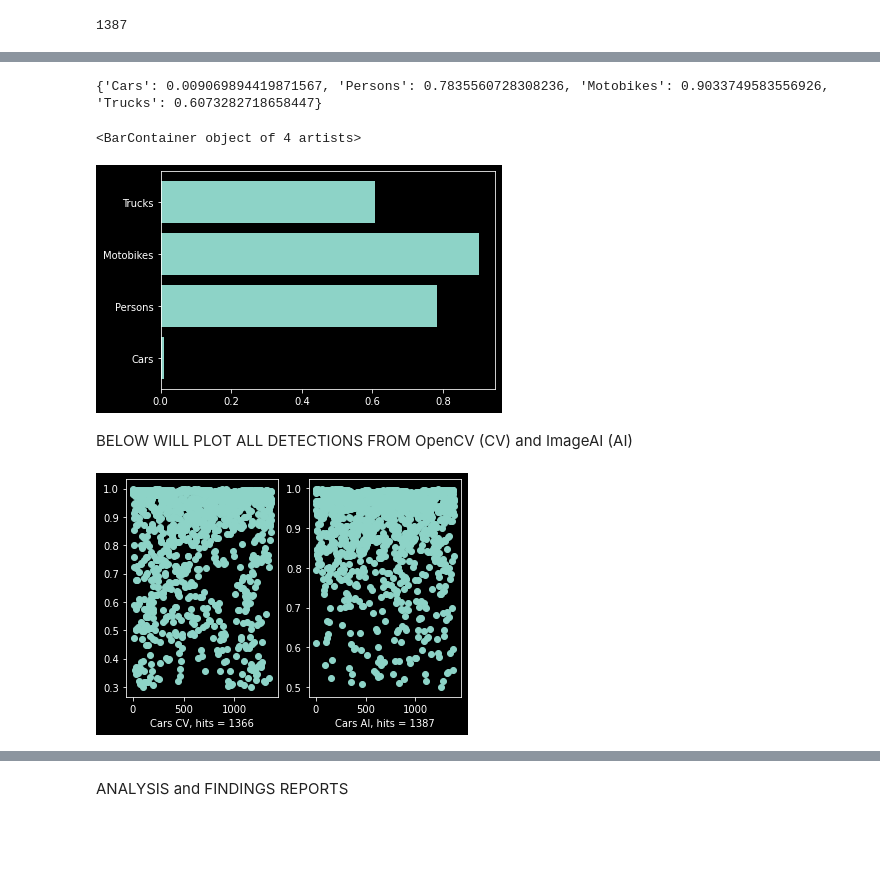
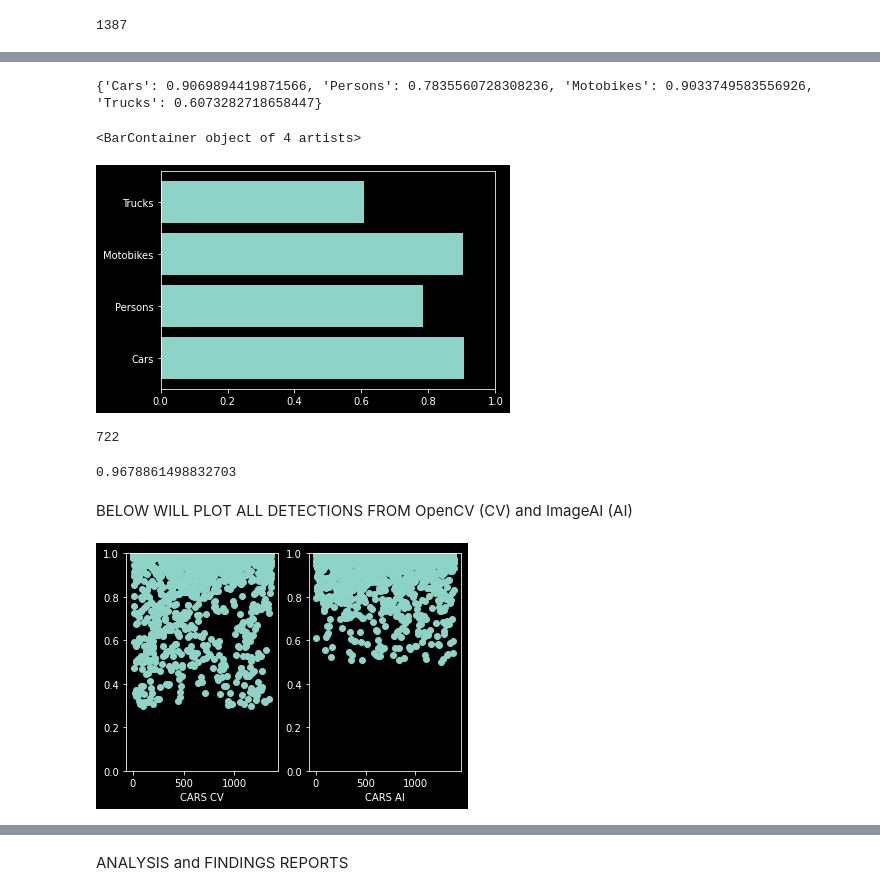
Before and after one commit to canaimax/ImageAIvsOpenCV, a Jupyter notebook: Notebooks/T03_ImgInVideoAICaptain.ipynb, the cells around one changed output, grey strips where cells are left out. Drawn from its saved outputs; the diff is of its cells as text; code cells hidden in the pictures; blank space fills up the shorter version.

```diff
--- a/Notebooks/T03_ImgInVideoAICaptain.ipynb
+++ b/Notebooks/T03_ImgInVideoAICaptain.ipynb
@@ -182,7 +155,7 @@ import numpy as np
 plt.style.use('dark_background')
 
 xkeys = ['Cars', 'Persons', 'Motobikes', 'Trucks']
-xvalues = [carconf/carcc/100, personconf/personcc, motorbikeconf/motorbikecc, truckconf/truckcc]
+xvalues = [carconf/carcc, personconf/personcc, motorbikeconf/motorbikecc, truckconf/truckcc]
 xd = dict(zip(xkeys, xvalues))
 print(xd)
 print()
@@ -194,11 +167,16 @@ group_names = list(xd.keys())
 group_mean = np.mean(group_data)
 
 fig, ax = plt.subplots()
+ax.set_xlim([0,1])
 ax.barh(group_names, group_data)
 # %% [output]
-{'Cars': 0.009069894419871567, 'Persons': 0.7835560728308236, 'Motobikes': 0.9033749583556926, 'Trucks': 0.6073282718658447}
+{'Cars': 0.9069894419871566, 'Persons': 0.7835560728308236, 'Motobikes': 0.9033749583556926, 'Trucks': 0.6073282718658447}
 <BarContainer object of 4 artists>
-[figure, old version]
+[figure, new version]
+# %%
+print(len(personplot))
+# %% [output]
+722
 # %%
 #  LOAD RESULTS FROM OPENCV
 
@@ -214,28 +192,31 @@ mi = np.load('/content/drive/MyDrive/colab/mo.npy')
 ti = np.load('/content/drive/MyDrive/colab/to.npy')
 
 xi = np.load('/content/drive/MyDrive/colab/xv.npy')
+# %%
+print(carplot[0])
+# %% [output]
+0.9678861498832703
 # %% [markdown]
 BELOW WILL PLOT ALL DETECTIONS FROM OpenCV (CV) and ImageAI  (AI)
 # %%
-xcv = "Cars CV, hits = " + str(len(ci))
-xai = "Cars AI, hits = " + str(len(carplot))
 
 x1 = np.array(range(0, len(ci)))
 y1 = ci
 
 x2 = np.array(range(0, len(carplot)))
 y2 = carplot
 
 plt.subplot(1, 2, 1)
 plt.scatter(x1, y1)
-plt.xlabel(xcv)
+plt.xlabel("CARS CV")
+plt.ylim([0,1])
 
 plt.subplot(1, 2, 2)
 plt.scatter(x2, y2)
-plt.xlabel(xai)
-
+plt.xlabel("CARS AI")
+plt.ylim([0,1])
 
 plt.show()
 # %% [output]
-[figure, old version]
+[figure, new version]
 # %%
```
Also changed, not shown: parts of 11 cells of this notebook.
